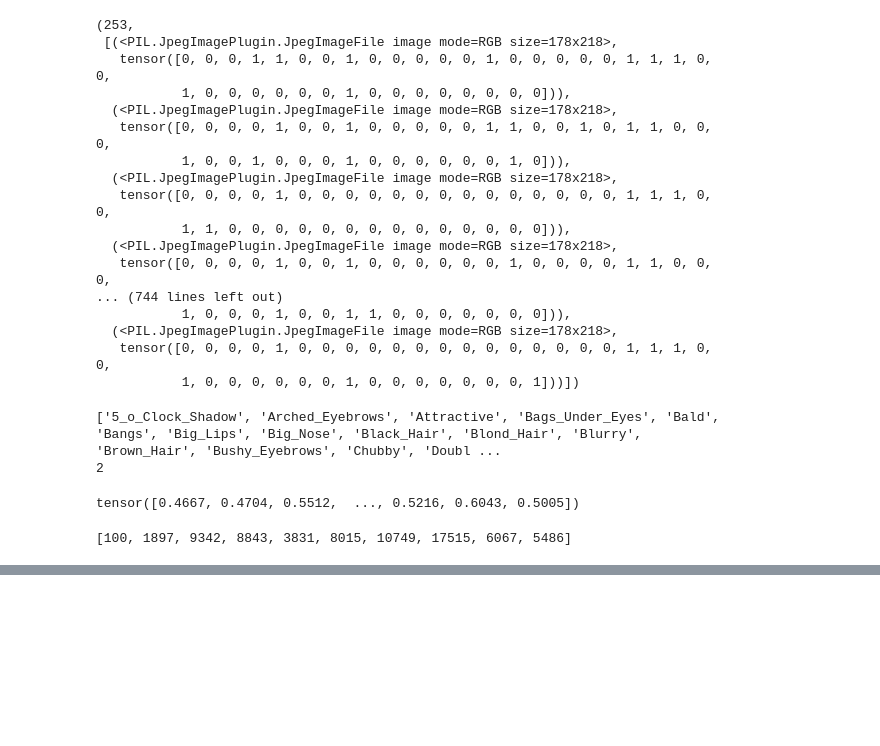
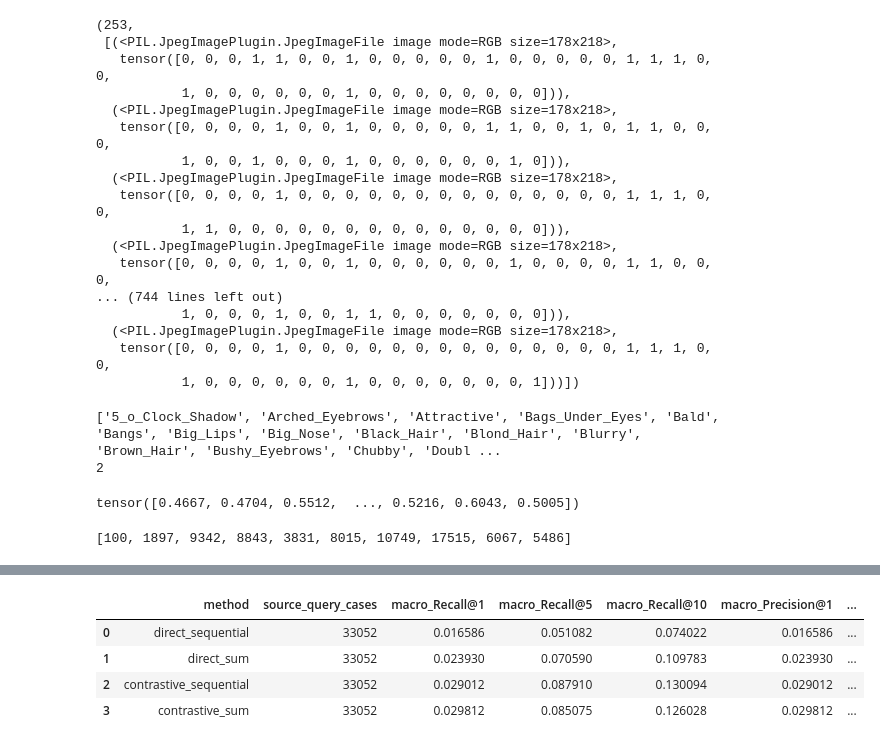
Before and after one commit to frailisdanilo/CLIP-on, a Jupyter notebook: Project Skeleton.ipynb, the cells around one changed output, grey strips where cells are left out. Saved outputs shown, nothing was run; the diff lists cells and outputs as text; code cells hidden in the pictures; blank space fills up the shorter version.

```diff
--- a/Project Skeleton.ipynb
+++ b/Project Skeleton.ipynb
@@ -422,7 +453,7 @@ retrieve_k_most_similar(test_cache[100], "+Bald", cache_text, test_cache, 10)
 tensor([0.4667, 0.4704, 0.5512,  ..., 0.5216, 0.6043, 0.5005])
 [100, 1897, 9342, 8843, 3831, 8015, 10749, 17515, 6067, 5486]
 # %%
-def run_official_benchmark(img_cache, cache_text):
+def run_official_benchmark(img_cache, cache_text, method, src_batch_size=256):
     cache = img_cache.to(DEVICE)
     per_query_rows = []
 
@@ -435,24 +466,24 @@ def run_official_benchmark(img_cache, cache_text):
 
         print(f"{query} --- {len(source_indices)}")
 
-        for start in range(0, len(source_indices), 256):
+        for start in range(0, len(source_indices), src_batch_size):
 
-            #all the source indices from the start-th to the start+256-th
-            batch_indices = source_indices[start:start + 256]
+            #all the source indices from the start-th to the start+src_batch_size-th
+            batch_indices = source_indices[start:start + src_batch_size]
 
-            # (256 x 512) so each row is the embedding of the calculated image
-            query_batch = compose_queries(cache[batch_indices], query, cache_text)
+            # (src_batch_size x 512) so each row is the embedding of the calculated image
+            query_batch = compose_queries(cache[batch_indices], query, cache_text, method)
 
-            # (256 x cache_size)
+            # (src_batch_size x cache_size)
             # each row is the similarity vector of a given modified source image
             # each cell in a row is the similarity of the modified image with a specific image in the cache
-            similarity_scores = query_batch@cache.T
+            similarity_scores = query_batch @ cache.T
 
             #remove itself from the list of candidates
             rows = torch.arange(len(batch_indices), device=DEVICE)
             similarity_scores[rows, torch.tensor(batch_indices, device=DEVICE)] = -torch.inf
 
-            # (256*k)
+            # (src_batch_size*k)
             top_k_candidates = similarity_scores.topk(max(TOP_KS), dim=1).indices.cpu().tolist()
 
             for source_idx, candidates in zip(batch_indices, top_k_candidates):
@@ -476,13 +507,9 @@ def run_official_benchmark(img_cache, cache_text):
     total_sources = per_query["sources"].sum()
 
     summary = pd.DataFrame([{
-        "method": "pippo",
+        "method": method,
         "source_query_cases": int(total_sources),
         **{f"macro_{column}": per_query[column].mean() for column in metric_columns},
         **{f"micro_{column}": (per_query[column] * per_query["sources"]).sum() / total_sources for column in metric_columns}
     }])
     return summary, per_query
-# %%
-summary, per_query = run_official_benchmark(test_cache, cache_text)
-summary.to_csv()
-display(per_query)
@@ -518,0 +516,8 @@ display(per_query)
+# %%
+summaries = []
+per_queries = []
+
+for method in METHODS:
+    summary, per_query = run_official_benchmark(test_cache, cache_text, method)
+    summaries.append(summary)
+    per_queries.append(per_query)
@@ -518,0 +542,12 @@ display(per_query)
+# %%
+all_summaries = pd.concat(summaries, ignore_index=True)
+all_per_queries = pd.concat(per_queries, ignore_index=True)
+
+display(all_summaries)
+#display(all_per_queries)
+# %% [output]
+|  | method | source_query_cases | macro_Recall@1 | macro_Recall@5 | macro_Recall@10 | macro_Precision@1 | ... |
+| 0 | direct_sequential | 33052 | 0.016586 | 0.051082 | 0.074022 | 0.016586 | ... |
+| 1 | direct_sum | 33052 | 0.023930 | 0.070590 | 0.109783 | 0.023930 | ... |
+| 2 | contrastive_sequential | 33052 | 0.029012 | 0.087910 | 0.130094 | 0.029012 | ... |
+| 3 | contrastive_sum | 33052 | 0.029812 | 0.085075 | 0.126028 | 0.029812 | ... |
```
Also changed, not shown: parts of 3 cells of this notebook.
